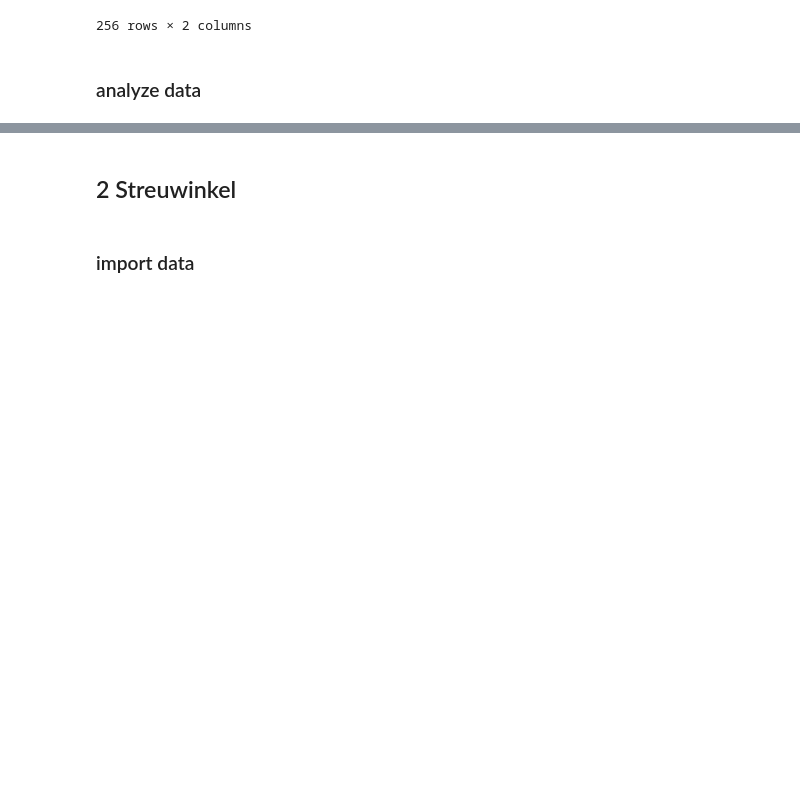
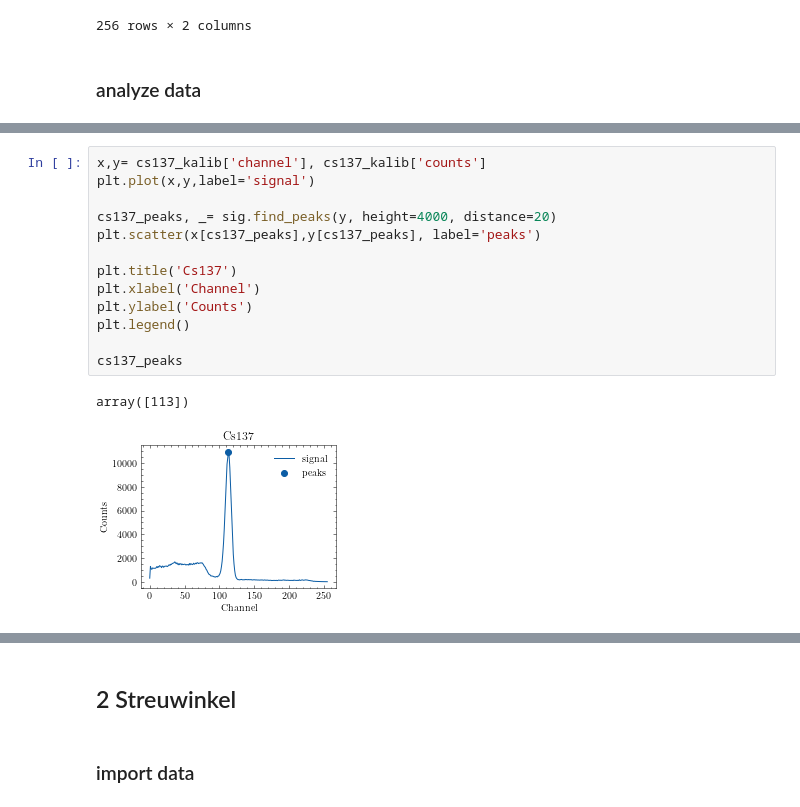
Before and after one commit to emhl/FP1, a Jupyter notebook: Compton.ipynb, the cells around one changed output, grey strips where cells are left out. Cells and saved outputs as stored; diff of their text form; blank space fills up the shorter version.

```diff
--- a/Compton.ipynb
+++ b/Compton.ipynb
@@ -86,0 +106,16 @@ plt.yscale('log')
+# %%
+x,y= cs137_kalib['channel'], cs137_kalib['counts']
+plt.plot(x,y,label='signal')
+
+cs137_peaks, _= sig.find_peaks(y, height=4000, distance=20)
+plt.scatter(x[cs137_peaks],y[cs137_peaks], label='peaks')
+
+plt.title('Cs137')
+plt.xlabel('Channel')
+plt.ylabel('Counts')
+plt.legend()
+
+cs137_peaks
+# %% [output]
+array([113])
+[figure, added]
```
Also changed, not shown: parts of 13 cells of this notebook.
